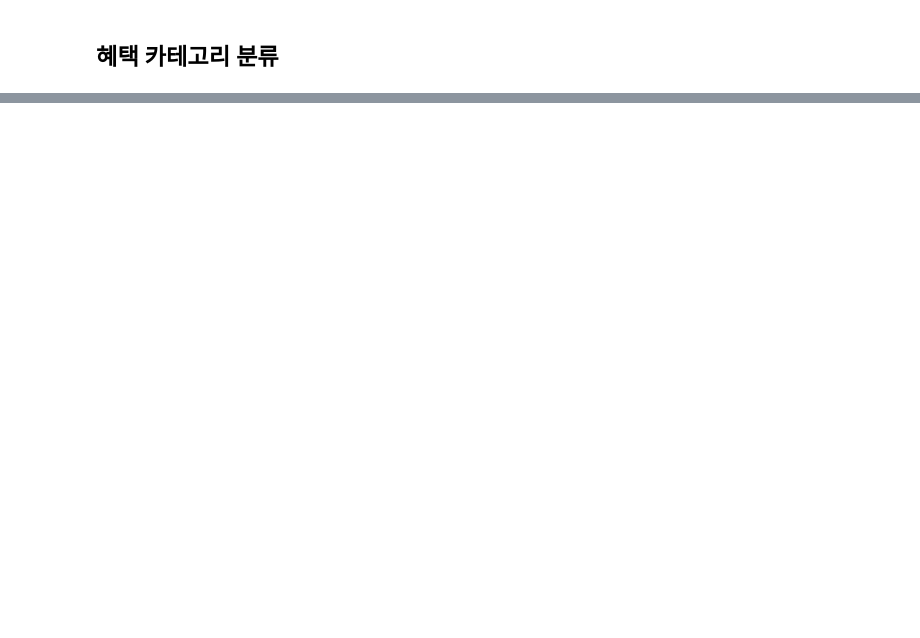
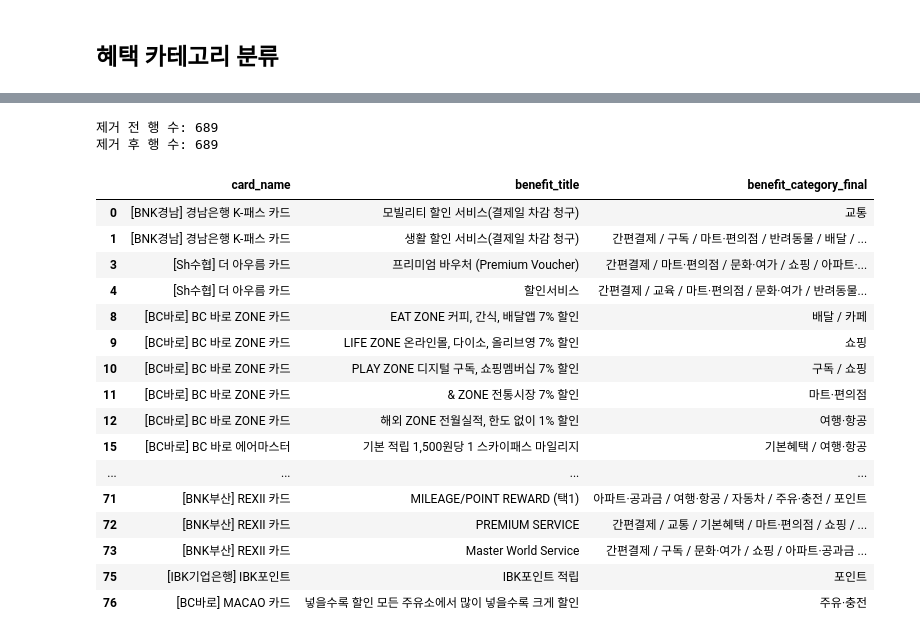
Before and after one commit to hmpark-lab/portfolio, a Jupyter notebook: 카드 추천 서비스_BC카드.ipynb, the cells around one changed output, grey strips where cells are left out. Cells and saved outputs as stored; diff of their text form; code cells hidden in the pictures; blank space fills up the shorter version.

Commit message:
BC card

```diff
--- a/카드 추천 서비스_BC카드.ipynb
+++ b/카드 추천 서비스_BC카드.ipynb
@@ -1279,0 +1140,8 @@ NameError: name 'df_benefit' is not defined
+# %%
+df_benefit = pd.read_csv(
+    "bc_card_benefit_preprocessed_v2.csv"
+)
+
+print(df_benefit.shape)
+
+display(df_benefit.head())
@@ -1279,0 +1286,68 @@ NameError: name 'df_benefit' is not defined
+# %%
+# 제거할 불필요 혜택명 키워드
+remove_keywords = [
+    "기타 안내",
+    "국제 브랜드 서비스",
+    "유의사항",
+    "카드 이용 안내",
+    "연회비 안내",
+    "무이자 할부",
+    "기타안내",
+    "마스터카드",
+    "마스터 브랜드",
+    "VISA 서비스",
+    "Priority Pass",
+    "공통 서비스"
+]
+
+# 제거 함수
+def is_unnecessary_benefit(title):
+
+    if pd.isna(title):
+        return False
+
+    title = str(title)
+
+    for keyword in remove_keywords:
+        if keyword.lower() in title.lower():
+            return True
+
+    return False
+
+# 제거 전 확인
+print("제거 전 행 수:", len(df_benefit))
+
+# 불필요 혜택 제거
+df_benefit = df_benefit[
+    ~df_benefit["benefit_title"].apply(is_unnecessary_benefit)
+].copy()
+
+# 제거 후 확인
+print("제거 후 행 수:", len(df_benefit))
+
+# 남은 혜택 확인
+display(df_benefit[[
+    "card_name",
+    "benefit_title",
+    "benefit_category_final"
+]].head(60))
+# %% [output]
+제거 전 행 수: 689
+제거 후 행 수: 689
+|  | card_name | benefit_title | benefit_category_final |
+| 0 | [BNK경남] 경남은행 K-패스 카드 | 모빌리티 할인 서비스(결제일 차감 청구) | 교통 |
+| 1 | [BNK경남] 경남은행 K-패스 카드 | 생활 할인 서비스(결제일 차감 청구) | 간편결제 / 구독 / 마트·편의점 / 반려동물 / 배달 / ... |
+| 3 | [Sh수협] 더 아우름 카드 | 프리미엄 바우처 (Premium Voucher) | 간편결제 / 마트·편의점 / 문화·여가 / 쇼핑 / 아파트·... |
+| 4 | [Sh수협] 더 아우름 카드 | 할인서비스 | 간편결제 / 교육 / 마트·편의점 / 문화·여가 / 반려동물... |
+| 8 | [BC바로] BC 바로 ZONE 카드 | EAT ZONE 커피, 간식, 배달앱 7% 할인 | 배달 / 카페 |
+| 9 | [BC바로] BC 바로 ZONE 카드 | LIFE ZONE 온라인몰, 다이소, 올리브영 7% 할인 | 쇼핑 |
+| 10 | [BC바로] BC 바로 ZONE 카드 | PLAY ZONE 디지털 구독, 쇼핑멤버십 7% 할인 | 구독 / 쇼핑 |
+| 11 | [BC바로] BC 바로 ZONE 카드 | & ZONE 전통시장 7% 할인 | 마트·편의점 |
+| 12 | [BC바로] BC 바로 ZONE 카드 | 해외 ZONE 전월실적, 한도 없이 1% 할인 | 여행·항공 |
+| 15 | [BC바로] BC 바로 에어마스터 | 기본 적립 1,500원당 1 스카이패스 마일리지 | 기본혜택 / 여행·항공 |
+| ... | ... | ... | ... |
+| 71 | [BNK부산] REXⅡ 카드 | MILEAGE/POINT REWARD (택1) | 아파트·공과금 / 여행·항공 / 자동차 / 주유·충전 / 포인트 |
+| 72 | [BNK부산] REXⅡ 카드 | PREMIUM SERVICE | 간편결제 / 교통 / 기본혜택 / 마트·편의점 / 쇼핑 / ... |
+| 73 | [BNK부산] REXⅡ 카드 | Master World Service | 간편결제 / 구독 / 문화·여가 / 쇼핑 / 아파트·공과금 ... |
+| 75 | [IBK기업은행] IBK포인트 | IBK포인트 적립 | 포인트 |
+| 76 | [BC바로] MACAO 카드 | 넣을수록 할인 모든 주유소에서 많이 넣을수록 크게 할인 | 주유·충전 |
```
Also changed, not shown: parts of 8 cells of this notebook, 3 other files.
